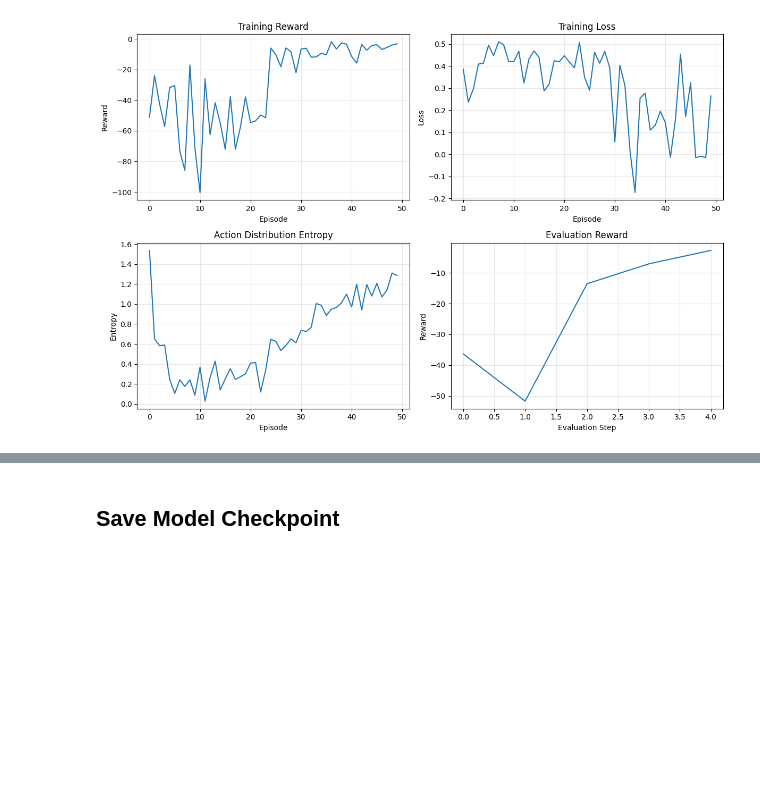
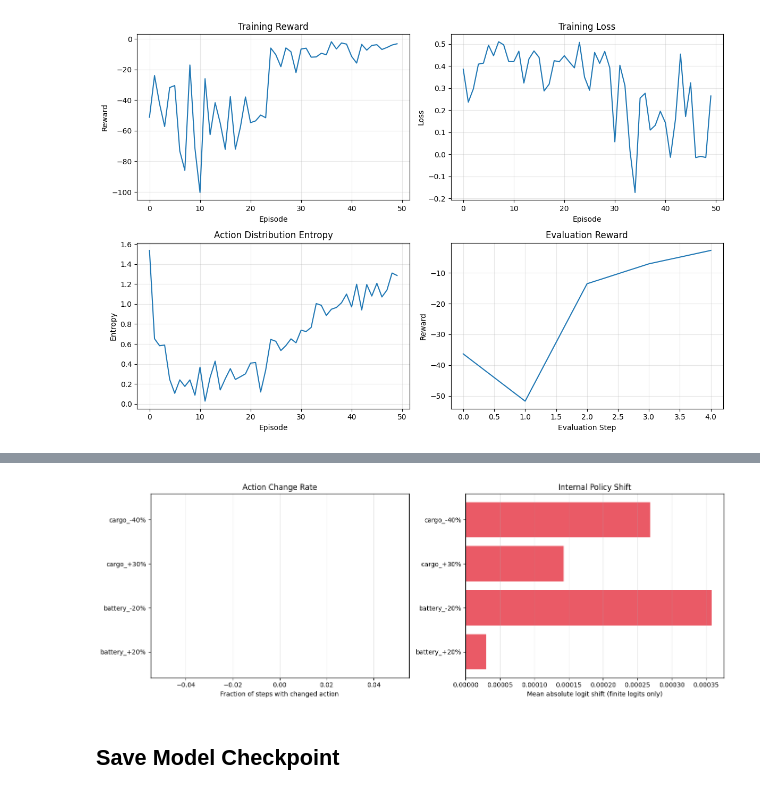
Before and after one commit to sdley/evrp-framework, a Jupyter notebook: run.ipynb, the cells around one changed output, grey strips where cells are left out. Cells and saved outputs as stored; diff of their text form; code cells hidden in the pictures; blank space fills up the shorter version.

```diff
--- a/run.ipynb
+++ b/run.ipynb
@@ -283,0 +388,88 @@ plt.show()
+# %%
+# Counterfactual sensitivity: compare behavior and logits under state perturbations.
+perturbations = [
+    {'name': 'battery_+20%', 'bat': 1.20, 'cargo': None},
+    {'name': 'battery_-20%', 'bat': 0.80, 'cargo': None},
+    {'name': 'cargo_+30%', 'bat': None, 'cargo': 1.30},
+    {'name': 'cargo_-40%', 'bat': None, 'cargo': 0.60},
+]
+
+base_actions = [t['to_node'] for t in xai_traces]
+base_logits = [np.asarray(t['raw_logits'], dtype=np.float32) for t in xai_traces]
+
+cf_rows = []
+for p in perturbations:
+    _, _, pert_dist, pert_info, _, pert_traces, _ = run_episode(
+        model,
+        xai_instance,
+        device=str(framework.device),
+        greedy=True,
+        collect_traces=True,
+        bat_perturb=p['bat'],
+        cargo_perturb=p['cargo']
+    )
+
+    n_common = min(len(base_actions), len(pert_traces))
+    if n_common == 0:
+        continue
+
+    pert_actions = [pert_traces[i]['to_node'] for i in range(n_common)]
+    pert_logits = [np.asarray(pert_traces[i]['raw_logits'], dtype=np.float32) for i in range(n_common)]
+
+    action_change_rate = float(np.mean([
+        base_actions[i] != pert_actions[i] for i in range(n_common)
+    ]))
+
+    # Ignore masked invalid logits represented by +/-inf when computing internal shift.
+    per_step_shift = []
+    for i in range(n_common):
+        a = base_logits[i]
+        b = pert_logits[i]
+        k = min(a.shape[0], b.shape[0])
+        if k == 0:
+            continue
+
+        a_k = a[:k]
+        b_k = b[:k]
+        finite_mask = np.isfinite(a_k) & np.isfinite(b_k)
+        if not finite_mask.any():
+            continue
+
+        diff = np.abs(a_k[finite_mask] - b_k[finite_mask])
+        per_step_shift.append(float(np.mean(diff)))
+
+    mean_logit_shift = float(np.mean(per_step_shift)) if per_step_shift else 0.0
+
+    cf_rows.append({
+        'perturbation': p['name'],
+        'action_change_rate': action_change_rate,
+        'mean_logit_shift': mean_logit_shift,
+        'distance_delta': float(pert_dist - xai_dist),
+        'served_delta': int(pert_info['n_customers_served'] - xai_info['n_customers_served'])
+    })
+
+cf_df = pd.DataFrame(cf_rows)
+if cf_df.empty:
+    raise RuntimeError('Counterfactual analysis produced no rows. Check perturbation setup.')
+
+cf_df['mean_logit_shift'] = cf_df['mean_logit_shift'].fillna(0.0)
+cf_df = cf_df.sort_values('action_change_rate', ascending=False)
+
+print('Counterfactual sensitivity summary:')
+display(cf_df)
+
+fig, axes = plt.subplots(1, 2, figsize=(14, 5))
+
+axes[0].barh(cf_df['perturbation'], cf_df['action_change_rate'], color='#2E86AB', alpha=0.9)
+axes[0].set_title('Action Change Rate')
+axes[0].set_xlabel('Fraction of steps with changed action')
+axes[0].grid(True, axis='x', alpha=0.3)
+
+axes[1].barh(cf_df['perturbation'], cf_df['mean_logit_shift'], color='#E84855', alpha=0.9)
+axes[1].set_title('Internal Policy Shift')
+axes[1].set_xlabel('Mean absolute logit shift (finite logits only)')
+axes[1].grid(True, axis='x', alpha=0.3)
+
+plt.tight_layout()
+plt.show()
+# %% [output]
@@ -284,3 +482,4 @@ plt.show()
+[figure, added]
 # %% [markdown]
 ## Save Model Checkpoint
 # %%
```
Also changed, not shown: parts of 3 cells of this notebook.
